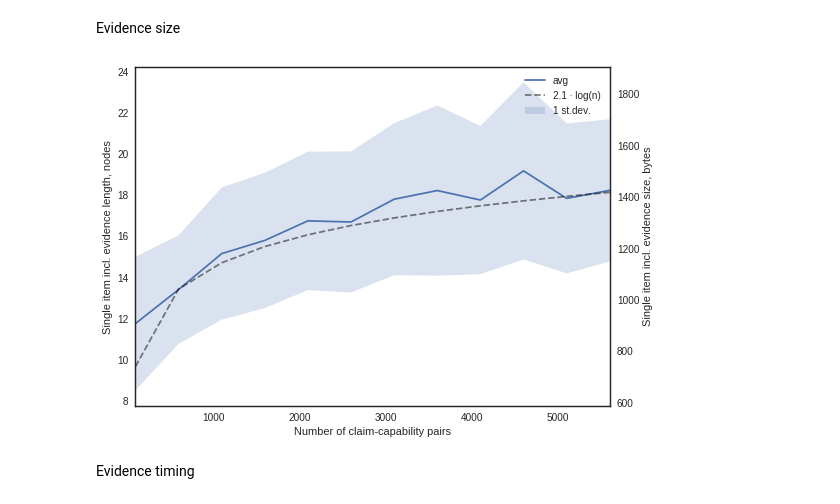
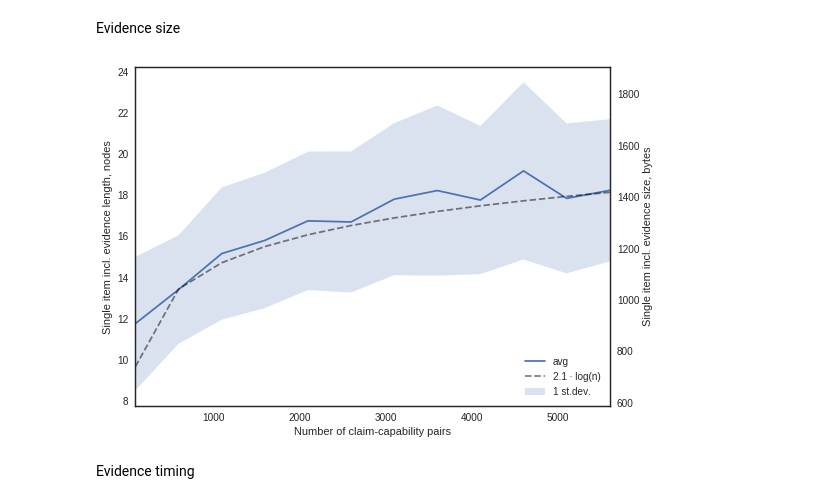
Before and after one commit to claimchain/claimchain-core, a Jupyter notebook: simulations/operations_profiling.ipynb, the cells around one changed output. Cells and saved outputs as stored; diff of their text form; code cells hidden in the pictures.

Commit message:
Update legend locations

```diff
--- a/simulations/operations_profiling.ipynb
+++ b/simulations/operations_profiling.ipynb
@@ -152,35 +152,35 @@ Evidence size
 fig, ax1 = plt.subplots()
 ax1.plot(nb_claims_range, evidence_length_data['avg'])
 ax1.fill_between(nb_claims_range,
                  evidence_length_data['avg'] - evidence_length_data['std'],
                  evidence_length_data['avg'] + evidence_length_data['std'],
                  alpha=.2,
                  label='1 st.dev.')
 constant = 2.1
 ax1.plot(nb_claims_range, constant * np.log(nb_claims_range),
          color='black', alpha=.5, linestyle='--', label='%1.1f · log(n)' % constant)
 ax1.set_xlabel('Number of claim-capability pairs')
 ax1.set_ylabel('Single item incl. evidence length, nodes')
-ax1.legend()
+ax1.legend(loc=4)
 
 ax2 = ax1.twinx()
 
 # Plots happen to almost coincide on this scale, so setting alpha to zero.
 # Only plotting the invisible lines to show the right (bytes) scale.
 ax2.plot(nb_claims_range, evidence_size_data['avg'],
          color='red', alpha=0)
 ax2.fill_between(nb_claims_range,
                  evidence_size_data['avg'] - evidence_size_data['std'],
                  evidence_size_data['avg'] + evidence_size_data['std'],
                  color='red', alpha=0)
 ax2.set_ylabel('Single item incl. evidence size, bytes')
 plt.xlim(100, 5600)
 
 fig.tight_layout()
 
 plt.savefig('evidence_size.pdf')
 # %% [output]
-[figure, old version]
+[figure, new version]
 # %% [markdown]
 Evidence timing
 # %%
```
